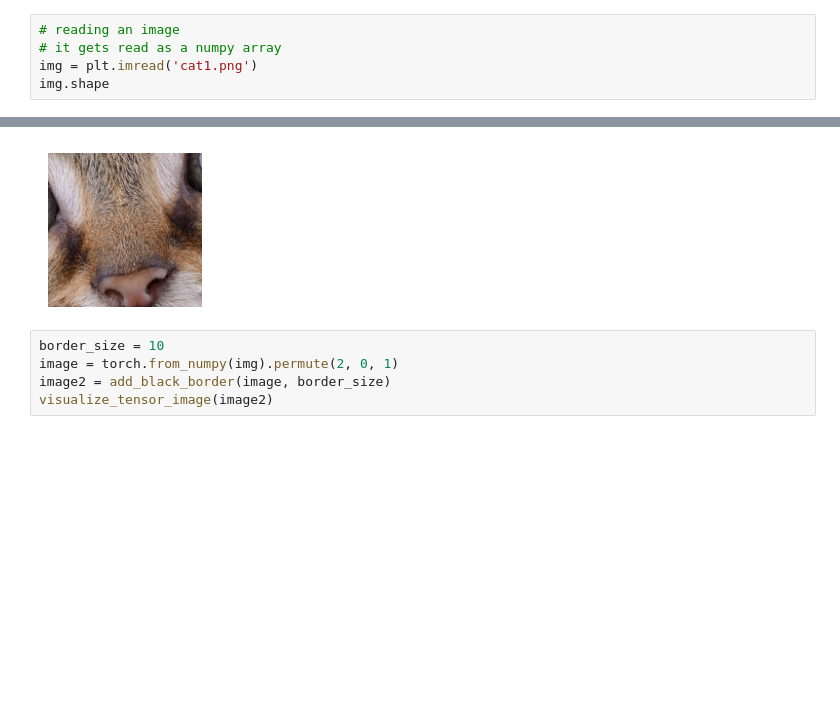
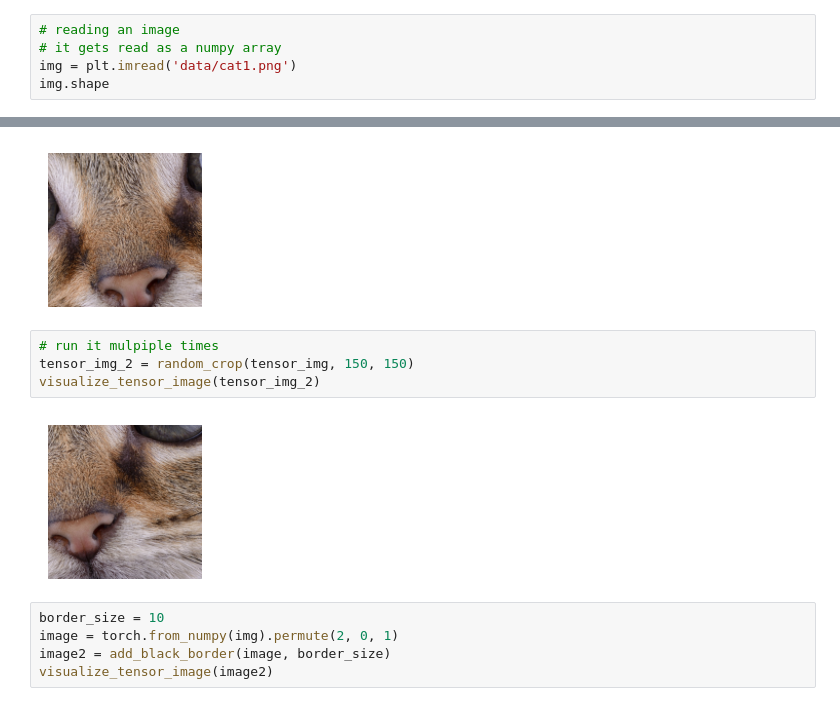
Before and after one commit to yanneta/bbai_deep_learning, a Jupyter notebook: HWs/HW1/image_manipulation.ipynb, the cells around one changed output, grey strips where cells are left out. Cells and saved outputs as stored; diff of their text form; blank space fills up the shorter version.

```diff
--- a/HWs/HW1/image_manipulation.ipynb
+++ b/HWs/HW1/image_manipulation.ipynb
@@ -60,7 +66,7 @@ from image_manipulation import apply_brightness, apply_contrast, rgb_to_grayscal
 # %%
 # reading an image
 # it gets read as a numpy array
-img = plt.imread('cat1.png')
+img = plt.imread('data/cat1.png')
 img.shape
 # %% [output]
 (256, 256, 3)
@@ -112,6 +118,12 @@ tensor_img_2 = crop_center(tensor_img, 150, 150)
 visualize_tensor_image(tensor_img_2)
 # %% [output]
 [figure]
+# %%
+# run it mulpiple times
+tensor_img_2 = random_crop(tensor_img, 150, 150)
+visualize_tensor_image(tensor_img_2)
+# %% [output]
+[figure, added]
 # %%
 border_size = 10
 image = torch.from_numpy(img).permute(2, 0, 1)
```
Also changed, not shown: parts of 5 cells of this notebook.
